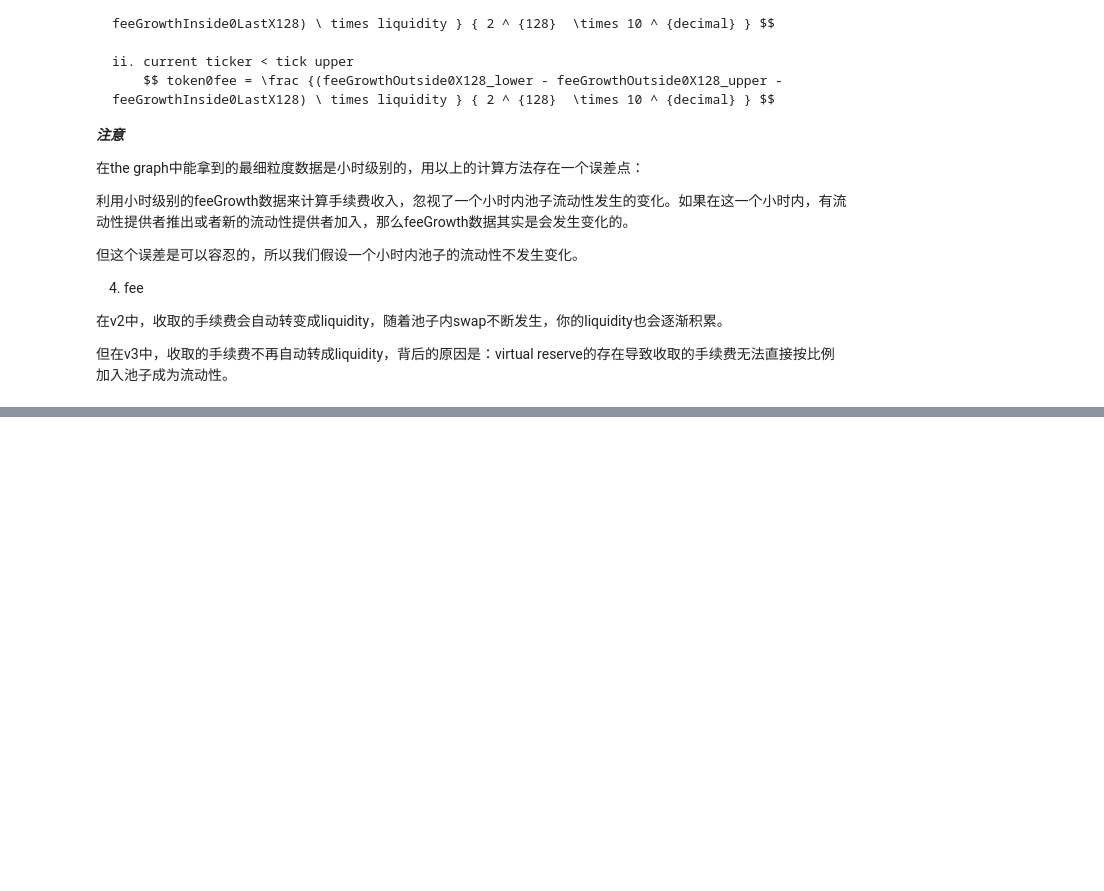
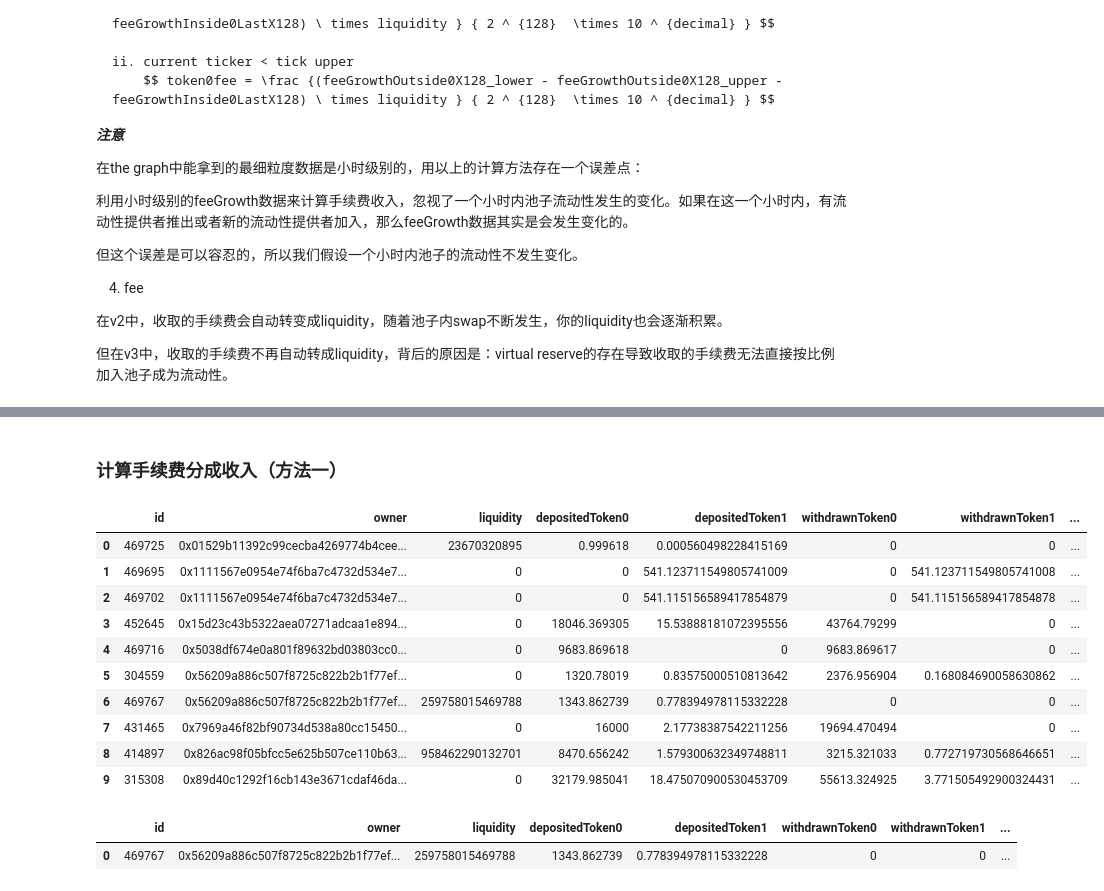
Before and after one commit to Fooooooooooox/learn_uniswapv3, a Jupyter notebook: swapData.ipynb, the cells around one changed output, grey strips where cells are left out. Cells and saved outputs as stored; diff of their text form; code cells hidden in the pictures; blank space fills up the shorter version.

```diff
--- a/swapData.ipynb
+++ b/swapData.ipynb
@@ -182,0 +208,42 @@ uniswap中的池子不同于传统的金融市场，传统金融市场中做回
+# %% [markdown]
+### 计算手续费分成收入（方法一）
+# %%
+# 先拿一个池子，随便选一个头寸，以便拿计算出来的手续费和网站上的真实手续费比较
+data = swapData.query_positions(pool_id, 16859000, 10, "owner")
+data
+# %% [output]
+|  | id | owner | liquidity | depositedToken0 | depositedToken1 | withdrawnToken0 | withdrawnToken1 | ... |
+| 0 | 469725 | 0x01529b11392c99cecba4269774b4cee... | 23670320895 | 0.999618 | 0.000560498228415169 | 0 | 0 | ... |
+| 1 | 469695 | 0x1111567e0954e74f6ba7c4732d534e7... | 0 | 0 | 541.123711549805741009 | 0 | 541.123711549805741008 | ... |
+| 2 | 469702 | 0x1111567e0954e74f6ba7c4732d534e7... | 0 | 0 | 541.115156589417854879 | 0 | 541.115156589417854878 | ... |
+| 3 | 452645 | 0x15d23c43b5322aea07271adcaa1e894... | 0 | 18046.369305 | 15.53888181072395556 | 43764.79299 | 0 | ... |
+| 4 | 469716 | 0x5038df674e0a801f89632bd03803cc0... | 0 | 9683.869618 | 0 | 9683.869617 | 0 | ... |
+| 5 | 304559 | 0x56209a886c507f8725c822b2b1f77ef... | 0 | 1320.78019 | 0.83575000510813642 | 2376.956904 | 0.168084690058630862 | ... |
+| 6 | 469767 | 0x56209a886c507f8725c822b2b1f77ef... | 259758015469788 | 1343.862739 | 0.778394978115332228 | 0 | 0 | ... |
+| 7 | 431465 | 0x7969a46f82bf90734d538a80cc15450... | 0 | 16000 | 2.17738387542211256 | 19694.470494 | 0 | ... |
+| 8 | 414897 | 0x826ac98f05bfcc5e625b507ce110b63... | 958462290132701 | 8470.656242 | 1.579300632349748811 | 3215.321033 | 0.772719730568646651 | ... |
+| 9 | 315308 | 0x89d40c1292f16cb143e3671cdaf46da... | 0 | 32179.985041 | 18.475070900530453709 | 55613.324925 | 3.771505492900324431 | ... |
+# %%
+# 选定池子,头寸,时间：
+pool_id = "0x88e6a0c2ddd26feeb64f039a2c41296fcb3f5640"
+position_id = 469767
+
+'''
+注意1:  poolid在uniswap中是每个头寸的唯一标识:
+positionId = keccak256(abi.encodePacked(
+    bytes32(poolAddress),
+    bytes32(liquidityProvider),
+    int24(lowerTick),
+    int24(upperTick),
+    uint24(fee)
+))
+
+注意2: 算完之后可以参考这个看算的对不对：
+https://revert.finance/#/uniswap-position/mainnet/469767
+'''
+
+data = swapData.query_position(position_id)
+data
+# %% [output]
+|  | id | owner | liquidity | depositedToken0 | depositedToken1 | withdrawnToken0 | withdrawnToken1 | ... |
+| 0 | 469767 | 0x56209a886c507f8725c822b2b1f77ef... | 259758015469788 | 1343.862739 | 0.778394978115332228 | 0 | 0 | ... |
```
Also changed, not shown: parts of 5 cells of this notebook, 1 other file.
